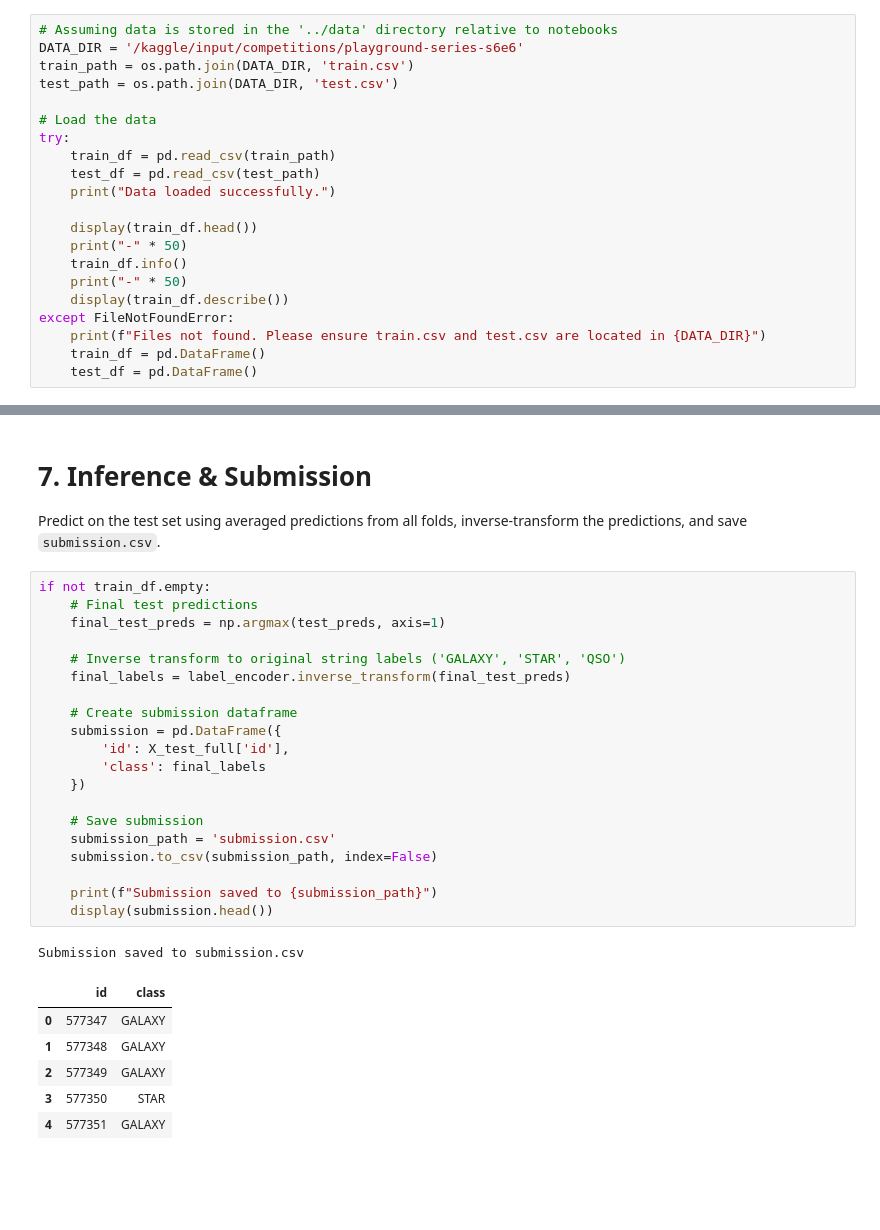
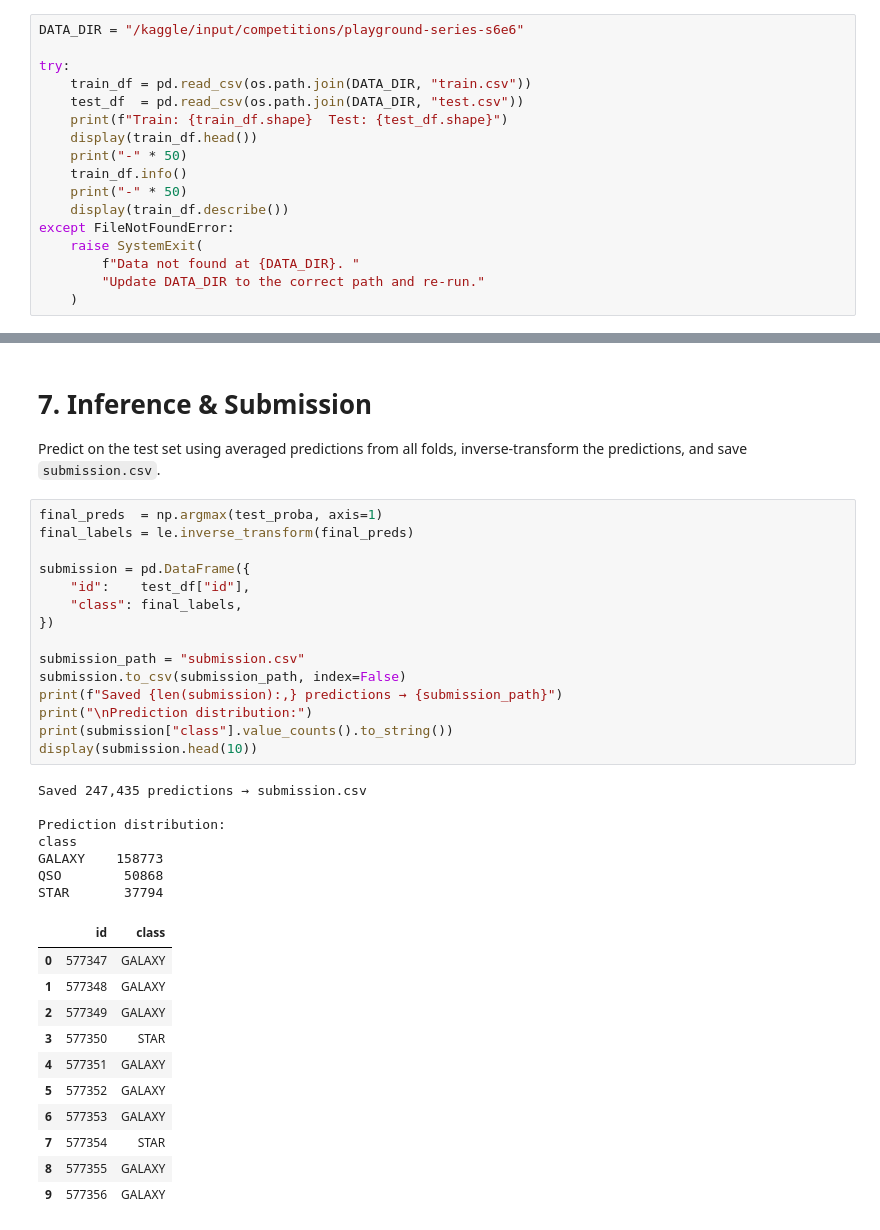
Before and after one commit to exemuel/kaggle-s6e6-stellar-class, a Jupyter notebook: notebooks/Stellar Classification with Multi-Class LightGBM.ipynb, the cells around one changed output, grey strips where cells are left out. Drawn from its saved outputs; the diff is of its cells as text; blank space fills up the shorter version.

Commit message:
Kaggle Notebook | Stellar Classification with Multi-Class LightGBM | Version 2

```diff
--- a/notebooks/Stellar Classification with Multi-Class LightGBM.ipynb
+++ b/notebooks/Stellar Classification with Multi-Class LightGBM.ipynb
@@ -28,24 +34,20 @@ sns.set_theme(style="whitegrid")
 # 2. Data Loading
 Load the `train.csv` and `test.csv` datasets. Ensure that the paths reflect where your data is stored.
 # %%
-# Assuming data is stored in the '../data' directory relative to notebooks
-DATA_DIR = '/kaggle/input/competitions/playground-series-s6e6'
-train_path = os.path.join(DATA_DIR, 'train.csv')
-test_path = os.path.join(DATA_DIR, 'test.csv')
+DATA_DIR = "/kaggle/input/competitions/playground-series-s6e6"
 
-# Load the data
 try:
-    train_df = pd.read_csv(train_path)
-    test_df = pd.read_csv(test_path)
-    print("Data loaded successfully.")
-
+    train_df = pd.read_csv(os.path.join(DATA_DIR, "train.csv"))
+    test_df  = pd.read_csv(os.path.join(DATA_DIR, "test.csv"))
+    print(f"Train: {train_df.shape}  Test: {test_df.shape}")
     display(train_df.head())
     print("-" * 50)
     train_df.info()
     print("-" * 50)
     display(train_df.describe())
 except FileNotFoundError:
-    print(f"Files not found. Please ensure train.csv and test.csv are located in {DATA_DIR}")
-    train_df = pd.DataFrame()
-    test_df = pd.DataFrame()
+    raise SystemExit(
+        f"Data not found at {DATA_DIR}. "
+        "Update DATA_DIR to the correct path and re-run."
+    )
 # %% [output]
@@ -303,30 +410,36 @@ OOF Balanced Accuracy Score: 0.95533
 # 7. Inference & Submission
 Predict on the test set using averaged predictions from all folds, inverse-transform the predictions, and save `submission.csv`.
 # %%
-if not train_df.empty:
-    # Final test predictions
-    final_test_preds = np.argmax(test_preds, axis=1)
+final_preds  = np.argmax(test_proba, axis=1)
+final_labels = le.inverse_transform(final_preds)
 
-    # Inverse transform to original string labels ('GALAXY', 'STAR', 'QSO')
-    final_labels = label_encoder.inverse_transform(final_test_preds)
+submission = pd.DataFrame({
+    "id":    test_df["id"],
+    "class": final_labels,
+})
 
-    # Create submission dataframe
-    submission = pd.DataFrame({
-        'id': X_test_full['id'],
-        'class': final_labels
-    })
-
-    # Save submission
-    submission_path = 'submission.csv'
-    submission.to_csv(submission_path, index=False)
-
-    print(f"Submission saved to {submission_path}")
-    display(submission.head())
+submission_path = "submission.csv"
+submission.to_csv(submission_path, index=False)
+print(f"Saved {len(submission):,} predictions → {submission_path}")
+print("\nPrediction distribution:")
+print(submission["class"].value_counts().to_string())
+display(submission.head(10))
 # %% [output]
-Submission saved to submission.csv
+Saved 247,435 predictions → submission.csv
+
+Prediction distribution:
+class
+GALAXY    158773
+QSO        50868
+STAR       37794
 |  | id | class |
 | 0 | 577347 | GALAXY |
 | 1 | 577348 | GALAXY |
 | 2 | 577349 | GALAXY |
 | 3 | 577350 | STAR |
 | 4 | 577351 | GALAXY |
+| 5 | 577352 | GALAXY |
+| 6 | 577353 | GALAXY |
+| 7 | 577354 | STAR |
+| 8 | 577355 | GALAXY |
+| 9 | 577356 | GALAXY |
```
Also changed, not shown: parts of 13 cells of this notebook.
